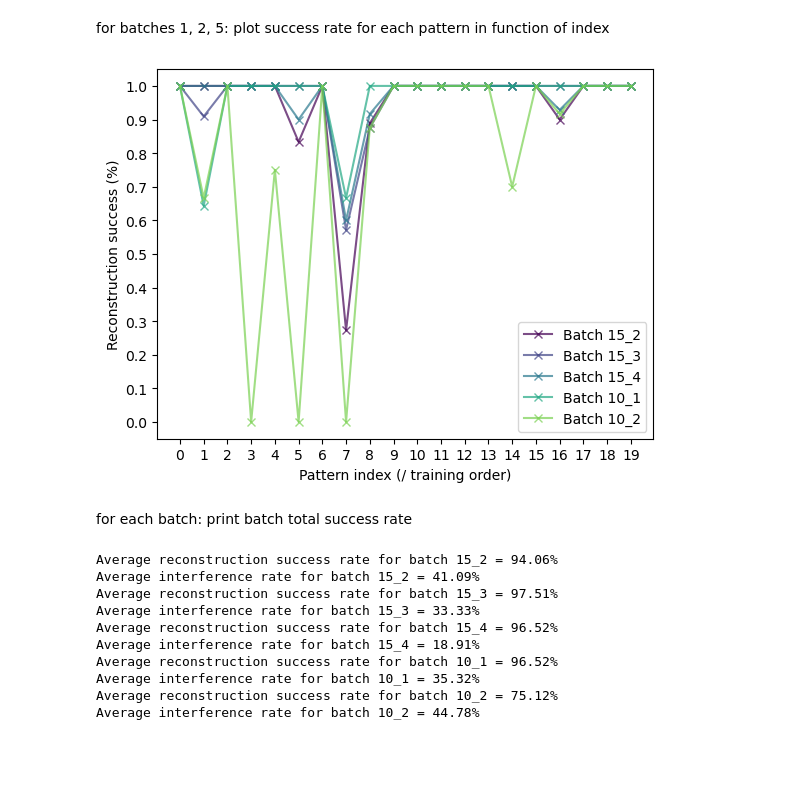
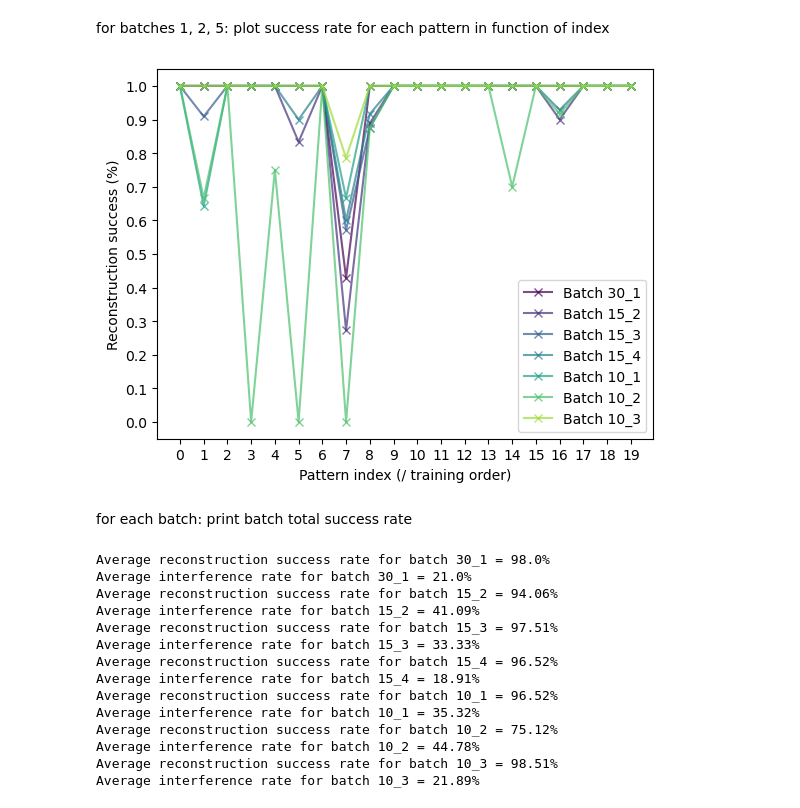
Before and after one commit to FerdinandBujanowski/brian_BCPNN, a Jupyter notebook: 20_random_patterns/20_random_analysis.ipynb, the cells around one changed output. Drawn from its saved outputs; the diff is of its cells as text; code cells hidden in the pictures; blank space fills up the shorter version.

Commit message:
start generating data for batch 5_1

```diff
--- a/20_random_patterns/20_random_analysis.ipynb
+++ b/20_random_patterns/20_random_analysis.ipynb
@@ -25,7 +25,7 @@ Load all stats.csv files into their respective dataframes, load pattern int tupl
 # %%
 CURRENT_SERIES = 'A'
 CURRENT_PATH = f'tests_{CURRENT_SERIES}/'
-BATCHES = ['15_2', '15_3', '15_4', '10_1', '10_2']
+BATCHES = ['30_1', '15_2', '15_3', '15_4', '10_1', '10_2', '10_3']
 # %%
 ind_dataframes:dict[pd.DataFrame] = {}
 pattern_list:list[tuple[int,int]] = patterns_from_txt(f'{CURRENT_PATH}patterns_{CURRENT_SERIES}.txt')
@@ -79,9 +79,9 @@ def plot_pattern_success(batches):
 # %%
 # %matplotlib qt
 # % matplotlib inline
-plot_pattern_success(['15_2', '15_3', '15_4', '10_1', '10_2'])
+plot_pattern_success(BATCHES)
 # %% [output]
-[figure, old version]
+[figure, new version]
 # %% [markdown]
 for each batch: print batch total success rate
 # %%
@@ -91,6 +91,8 @@ for batch in BATCHES:
     total_interf_rate = len(ind_dataframes[batch][ind_dataframes[batch]['others_silent'] == False]) / len(ind_dataframes[batch])
     print(f'Average interference rate for batch {batch} = {round(total_interf_rate*100,2)}%')
 # %% [output]
+Average reconstruction success rate for batch 30_1 = 98.0%
+Average interference rate for batch 30_1 = 21.0%
 Average reconstruction success rate for batch 15_2 = 94.06%
 Average interference rate for batch 15_2 = 41.09%
 Average reconstruction success rate for batch 15_3 = 97.51%
@@ -101,3 +103,5 @@ Average reconstruction success rate for batch 10_1 = 96.52%
 Average interference rate for batch 10_1 = 35.32%
 Average reconstruction success rate for batch 10_2 = 75.12%
 Average interference rate for batch 10_2 = 44.78%
+Average reconstruction success rate for batch 10_3 = 98.51%
+Average interference rate for batch 10_3 = 21.89%
```
Also changed, not shown: 5 other files.
